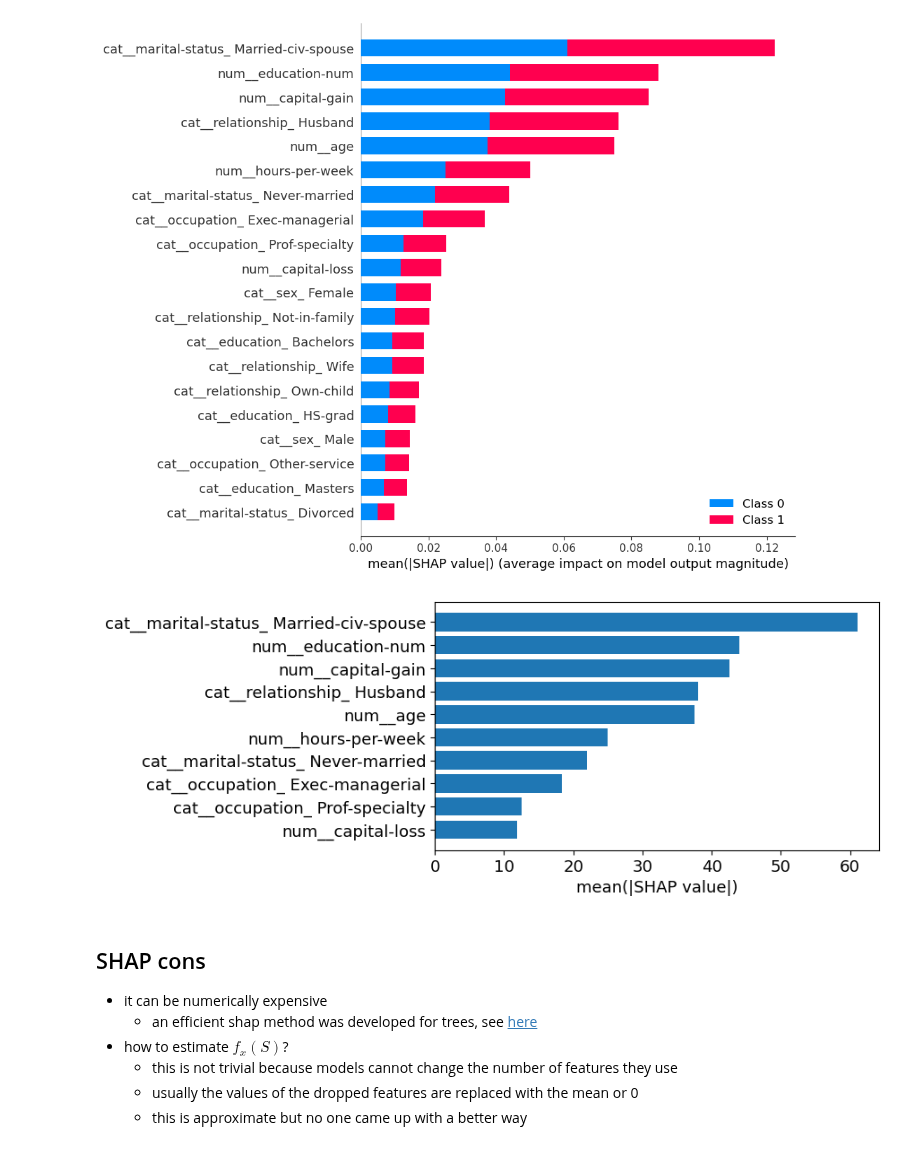
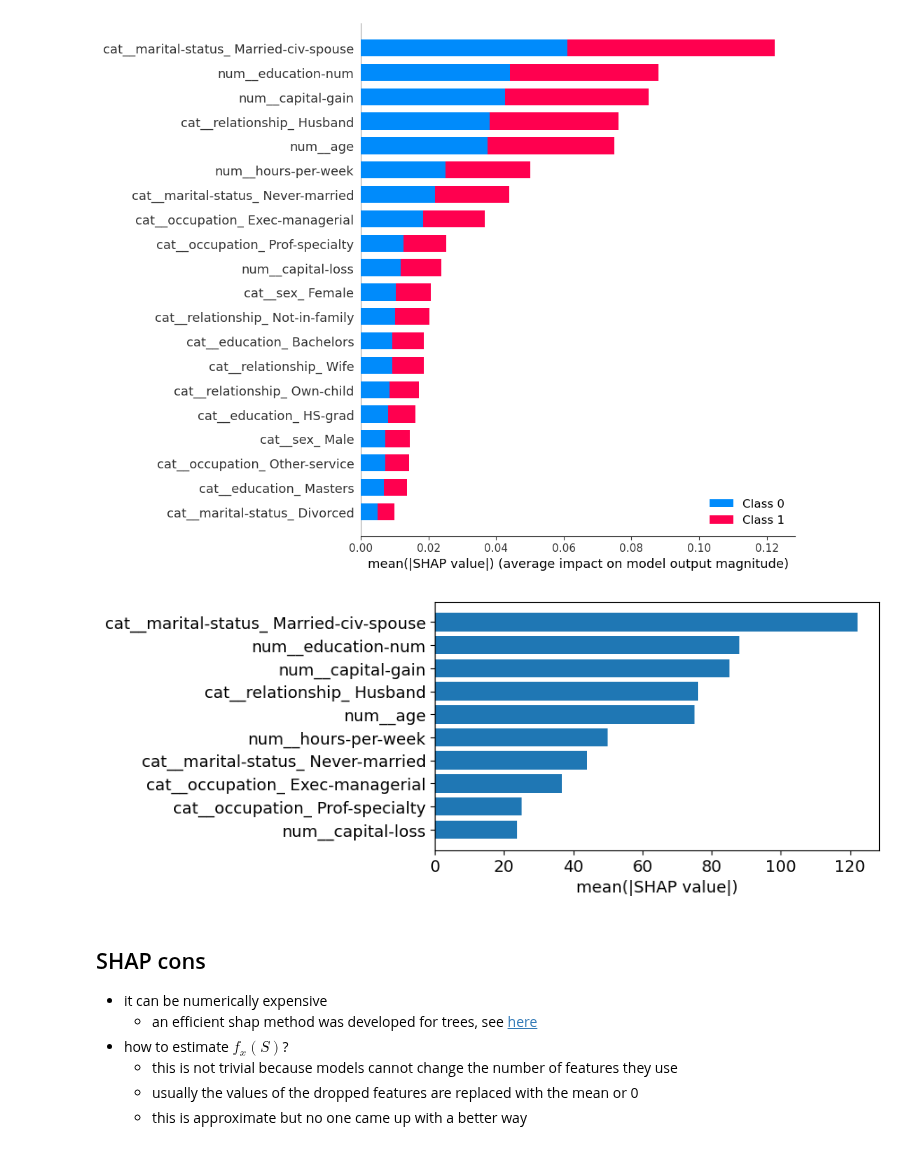
Before and after one commit to BrownDSI/DATA1030-Fall2022, a Jupyter notebook: week10 - interpretability/local.ipynb, the cells around one changed output. Drawn from its saved outputs; the diff is of its cells as text; code cells hidden in the pictures.

```diff
--- a/week10 - interpretability/local.ipynb
+++ b/week10 - interpretability/local.ipynb
@@ -230,16 +230,16 @@ shap.summary_plot(shap_values, X_test_transformed[:1000],feature_names = feature
 # %% [output]
 [figure]
 # %%
-shap_summary = np.sum(np.abs(shap_values[1]),axis=0) # same shape as the number of features
+shap_summary = np.sum(np.abs(shap_values[1]),axis=0)+np.sum(np.abs(shap_values[0]),axis=0) # same shape as the number of features
 indcs = np.argsort(shap_summary)
 shap_summary[indcs]
 
 plt.figure(figsize=(6.4,3.6))
 plt.barh(feature_names[indcs[-10:]],shap_summary[indcs[-10:]])
 plt.xlabel('mean(|SHAP value|)')
 plt.show()
 # %% [output]
-[figure, old version]
+[figure, new version]
 # %% [markdown]
 ## SHAP cons
 - it can be numerically expensive
```
Also changed, not shown: parts of 1 cell of this notebook, 1 other file.
